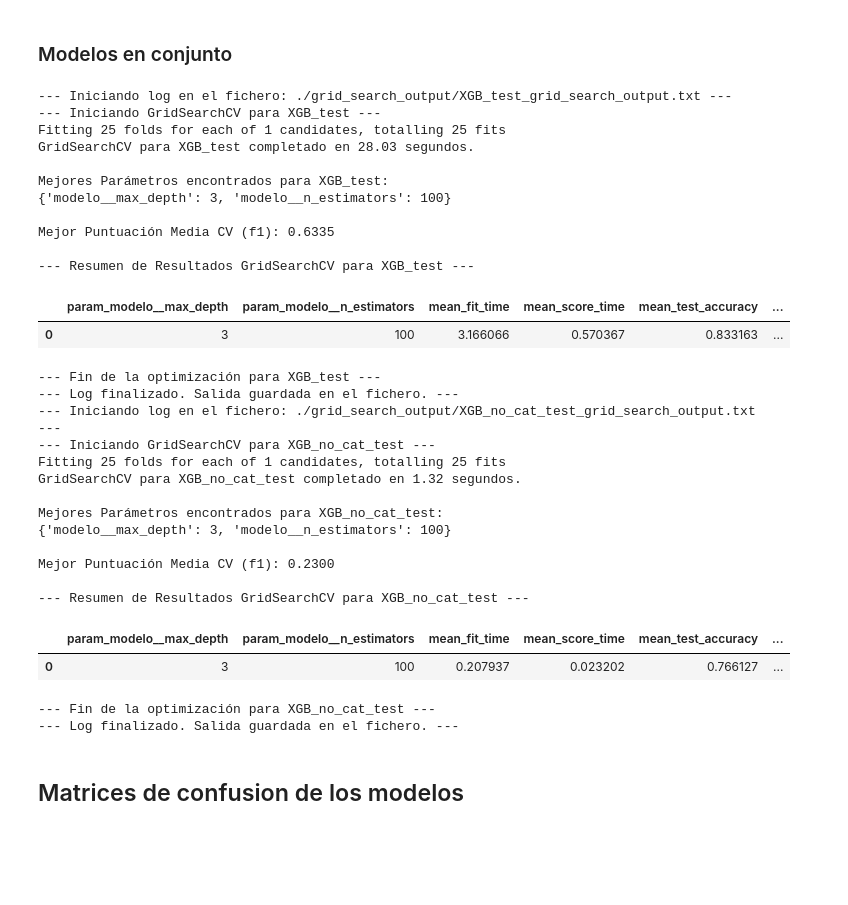
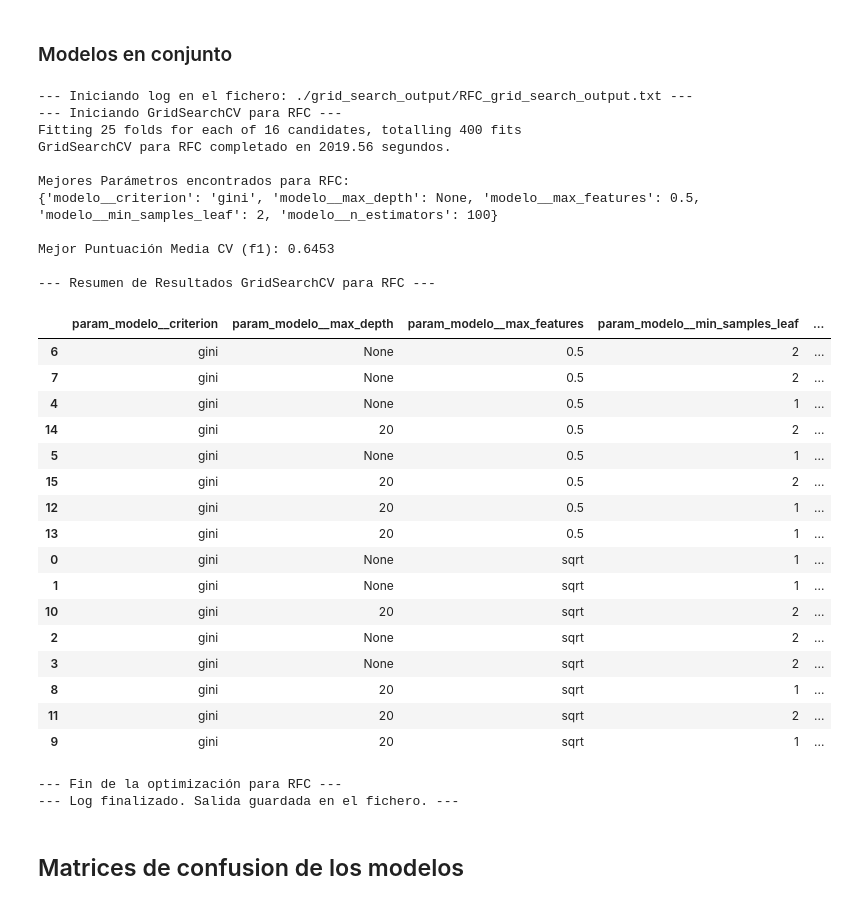
Before and after one commit to albertoPerez25/Clasificacion_Autonoma_de_Imagenes_Satelitales, a Jupyter notebook: Práctica 2 - Aprendizaje y selección de modelos de clasificación .ipynb, the cells around one changed output. Saved outputs shown, nothing was run; the diff lists cells and outputs as text; code cells hidden in the pictures; blank space fills up the shorter version.

Commit message:
#12 Random Forest con arboles optimizados

```diff
--- a/Práctica 2 - Aprendizaje y selección de modelos de clasificación .ipynb
+++ b/Práctica 2 - Aprendizaje y selección de modelos de clasificación .ipynb
@@ -2,7 +2,7 @@
 SUBIR_A_KAGGLE = True
 SEED = 42
 RUTA_ARCHIVO_TEMPORAL_CUSTOM = True
-TESTEO_RÁPIDO = True
+TESTEO_RÁPIDO = False
 MATRIZ_CONFUSION = False
 # %% [markdown]
 </br>
@@ -1108,7 +1108,20 @@ pipeline_NB = modelo_final_con_reglas = ModeloConReglas(
 # %% [markdown]
 ### Random Forest Classifier
 # %%
-random_forest_classif = RandomForestClassifier()
+#random_forest_classif = RandomForestClassifier()
+random_forest_classif = RandomForestClassifier(
+    ccp_alpha=0.001,        # Heredado
+    criterion='gini',       # Heredado
+    max_depth=10,           # Heredado
+    min_samples_leaf=2,     # Heredado
+
+    # Parámetros propios del Random Forest
+    n_estimators=100,       # Valor estándar para empezar
+    random_state=SEED,
+    n_jobs=-1
+)
+
+
 
 pipeline_RFC = Pipeline([
     # Imputación, Limpieza de Texto (No usa 'y')
@@ -2167,63 +2181,63 @@ class model:
         self.param_grid = param_grid
         self.result = result
         self.prediction = prediction
         self.in_memory = False
         self.do_train = do_train
         self.do_predict = do_predict
 
 models_dic = [
-    #model('DT',pipeline_DT, param_grid_DT, do_train=True, do_predict=False),
+    #model('DT_extensive',pipeline_DT, param_grid_DT, do_train=True, do_predict=False),
     #model('NB',pipeline_NB, param_grid_NB, do_train=False, do_predict=False),
-    #model('RFC',pipeline_RFC, param_grid_RFC, do_train=True, do_predict=False),
+    model('RFC',pipeline_RFC, param_grid_RFC, do_train=True, do_predict=True),
     #model('KNN', pipeline_KNN, param_grid_KNN, do_train=True, do_predict=False),
     #model('CNB', pipeline_CNB, param_grid_CNB, do_train=False, do_predict=False),
     #model('BAG', pipeline_BAG, param_grid_BAG, do_train=True, do_predict=False),
     #model('ADA', pipeline_ADA, param_grid_ADA, do_train=True, do_predict=False),
     #model('GB', pipeline_GB, param_grid_GB, do_train=True, do_predict=False),
     #model('HGB', pipeline_HGB, param_grid_HGB, do_train=True, do_predict=False),
-    model('XGB', pipeline_XGB, param_grid_XGB, do_train=True, do_predict=False),
+    #model('XGB', pipeline_XGB, param_grid_XGB, do_train=True, do_predict=False),
     #model('LGBM', pipeline_LGBM, param_grid_LGBM, do_train=True, do_predict=False),
     #model('SVC', pipeline_SVC, param_grid_SVC, do_train=True, do_predict=False)
 ]
     #model('XGB_no_cat', pipeline_XGB_no_cats, param_grid_XGB, do_train=True, do_predict=False),
     #XGBoost sin categoricas da mucho menos.
 
 if (TESTEO_RÁPIDO):
     for model in models_dic:
         model.name = model.name + "_test"
 
 models_dic = cross_validation_batch(models_dic)
 # %% [output]
---- Iniciando log en el fichero: ./grid_search_output/XGB_test_grid_search_output.txt ---
---- Iniciando GridSearchCV para XGB_test ---
-Fitting 25 folds for each of 1 candidates, totalling 25 fits
-GridSearchCV para XGB_test completado en 28.03 segundos.
+--- Iniciando log en el fichero: ./grid_search_output/RFC_grid_search_output.txt ---
+--- Iniciando GridSearchCV para RFC ---
+Fitting 25 folds for each of 16 candidates, totalling 400 fits
+GridSearchCV para RFC completado en 2019.56 segundos.
 
-Mejores Parámetros encontrados para XGB_test:
-{'modelo__max_depth': 3, 'modelo__n_estimators': 100}
+Mejores Parámetros encontrados para RFC:
+{'modelo__criterion': 'gini', 'modelo__max_depth': None, 'modelo__max_features': 0.5, 'modelo__min_samples_leaf': 2, 'modelo__n_estimators': 100}
 
-Mejor Puntuación Media CV (f1): 0.6335
+Mejor Puntuación Media CV (f1): 0.6453
 
---- Resumen de Resultados GridSearchCV para XGB_test ---
+--- Resumen de Resultados GridSearchCV para RFC ---
-|  | param_modelo__max_depth | param_modelo__n_estimators | mean_fit_time | mean_score_time | mean_test_accuracy | ... |
-| 0 | 3 | 100 | 3.166066 | 0.570367 | 0.833163 | ... |
+|  | param_modelo__criterion | param_modelo__max_depth | param_modelo__max_features | param_modelo__min_samples_leaf | ... |
+| 6 | gini | None | 0.5 | 2 | ... |
+| 7 | gini | None | 0.5 | 2 | ... |
+| 4 | gini | None | 0.5 | 1 | ... |
+| 14 | gini | 20 | 0.5 | 2 | ... |
+| 5 | gini | None | 0.5 | 1 | ... |
+| 15 | gini | 20 | 0.5 | 2 | ... |
+| 12 | gini | 20 | 0.5 | 1 | ... |
+| 13 | gini | 20 | 0.5 | 1 | ... |
+| 0 | gini | None | sqrt | 1 | ... |
+| 1 | gini | None | sqrt | 1 | ... |
+| 10 | gini | 20 | sqrt | 2 | ... |
+| 2 | gini | None | sqrt | 2 | ... |
+| 3 | gini | None | sqrt | 2 | ... |
+| 8 | gini | 20 | sqrt | 1 | ... |
+| 11 | gini | 20 | sqrt | 2 | ... |
+| 9 | gini | 20 | sqrt | 1 | ... |
---- Fin de la optimización para XGB_test ---
+--- Fin de la optimización para RFC ---
 --- Log finalizado. Salida guardada en el fichero. ---
---- Iniciando log en el fichero: ./grid_search_output/XGB_no_cat_test_grid_search_output.txt ---
---- Iniciando GridSearchCV para XGB_no_cat_test ---
-Fitting 25 folds for each of 1 candidates, totalling 25 fits
-GridSearchCV para XGB_no_cat_test completado en 1.32 segundos.
-
-Mejores Parámetros encontrados para XGB_no_cat_test:
-{'modelo__max_depth': 3, 'modelo__n_estimators': 100}
-
-Mejor Puntuación Media CV (f1): 0.2300
-
---- Resumen de Resultados GridSearchCV para XGB_no_cat_test ---
-|  | param_modelo__max_depth | param_modelo__n_estimators | mean_fit_time | mean_score_time | mean_test_accuracy | ... |
-| 0 | 3 | 100 | 0.207937 | 0.023202 | 0.766127 | ... |
---- Fin de la optimización para XGB_no_cat_test ---
---- Log finalizado. Salida guardada en el fichero. ---
 # %% [markdown]
 ## Matrices de confusion de los modelos
 # %%
```
Also changed, not shown: parts of 2 cells of this notebook, 1 other file.
